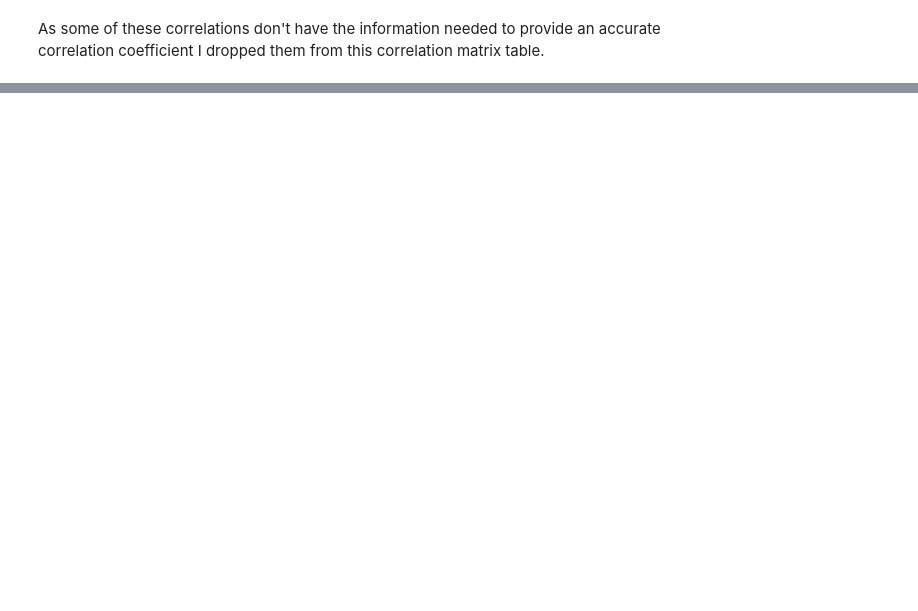
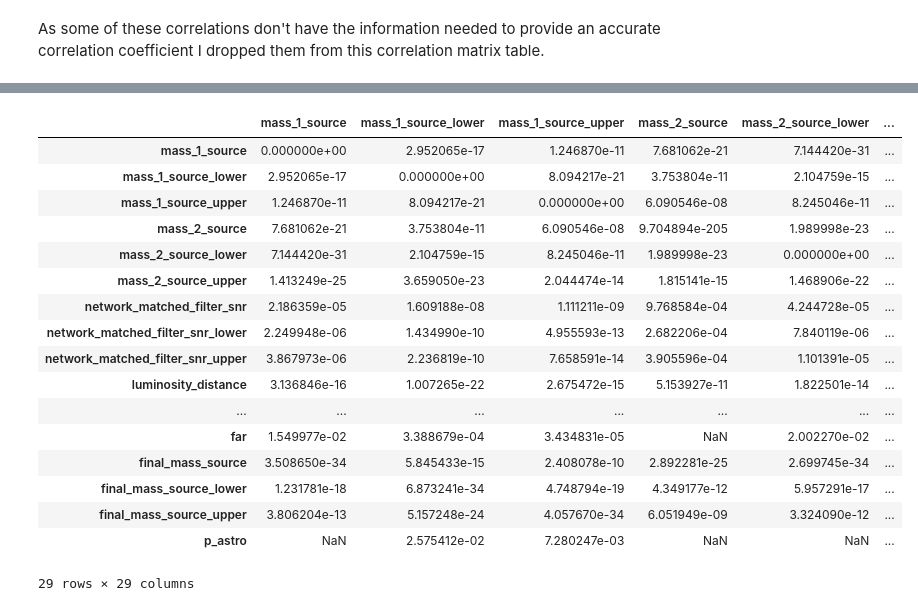
Before and after one commit to thor-ium/LIGO-Data-Analysis, a Jupyter notebook: Final_Project_thbr2284.ipynb, the cells around one changed output, grey strips where cells are left out. Drawn from its saved outputs; the diff is of its cells as text; code cells hidden in the pictures; blank space fills up the shorter version.

```diff
--- a/Final_Project_thbr2284.ipynb
+++ b/Final_Project_thbr2284.ipynb
@@ -452,0 +267,34 @@ My next step is to eliminate the correlations that are likely to be found in unc
+# %%
+def onlySignificant(pearson, thresh):
+    col = pearson.columns
+    goodPearson = {}
+    for i in col:
+        temp = {}
+        for j in col:
+            if pearson[i][j] <= thresh:
+                temp[j] = pearson[i][j]
+        goodPearson[i] = temp
+    return goodPearson
+gP = onlySignificant(pearsonDf, 0.05)
+
+gPdf = pd.DataFrame.from_dict(gP)
+gPdf
+# %% [output]
+|  | mass_1_source | mass_1_source_lower | mass_1_source_upper | mass_2_source | mass_2_source_lower | ... |
+| mass_1_source | 0.000000e+00 | 2.952065e-17 | 1.246870e-11 | 7.681062e-21 | 7.144420e-31 | ... |
+| mass_1_source_lower | 2.952065e-17 | 0.000000e+00 | 8.094217e-21 | 3.753804e-11 | 2.104759e-15 | ... |
+| mass_1_source_upper | 1.246870e-11 | 8.094217e-21 | 0.000000e+00 | 6.090546e-08 | 8.245046e-11 | ... |
+| mass_2_source | 7.681062e-21 | 3.753804e-11 | 6.090546e-08 | 9.704894e-205 | 1.989998e-23 | ... |
+| mass_2_source_lower | 7.144420e-31 | 2.104759e-15 | 8.245046e-11 | 1.989998e-23 | 0.000000e+00 | ... |
+| mass_2_source_upper | 1.413249e-25 | 3.659050e-23 | 2.044474e-14 | 1.815141e-15 | 1.468906e-22 | ... |
+| network_matched_filter_snr | 2.186359e-05 | 1.609188e-08 | 1.111211e-09 | 9.768584e-04 | 4.244728e-05 | ... |
+| network_matched_filter_snr_lower | 2.249948e-06 | 1.434990e-10 | 4.955593e-13 | 2.682206e-04 | 7.840119e-06 | ... |
+| network_matched_filter_snr_upper | 3.867973e-06 | 2.236819e-10 | 7.658591e-14 | 3.905596e-04 | 1.101391e-05 | ... |
+| luminosity_distance | 3.136846e-16 | 1.007265e-22 | 2.675472e-15 | 5.153927e-11 | 1.822501e-14 | ... |
+| ... | ... | ... | ... | ... | ... | ... |
+| far | 1.549977e-02 | 3.388679e-04 | 3.434831e-05 | NaN | 2.002270e-02 | ... |
+| final_mass_source | 3.508650e-34 | 5.845433e-15 | 2.408078e-10 | 2.892281e-25 | 2.699745e-34 | ... |
+| final_mass_source_lower | 1.231781e-18 | 6.873241e-34 | 4.748794e-19 | 4.349177e-12 | 5.957291e-17 | ... |
+| final_mass_source_upper | 3.806204e-13 | 5.157248e-24 | 4.057670e-34 | 6.051949e-09 | 3.324090e-12 | ... |
+| p_astro | NaN | 2.575412e-02 | 7.280247e-03 | NaN | NaN | ... |
+29 rows × 29 columns
```
Also changed, not shown: parts of 25 cells of this notebook.
